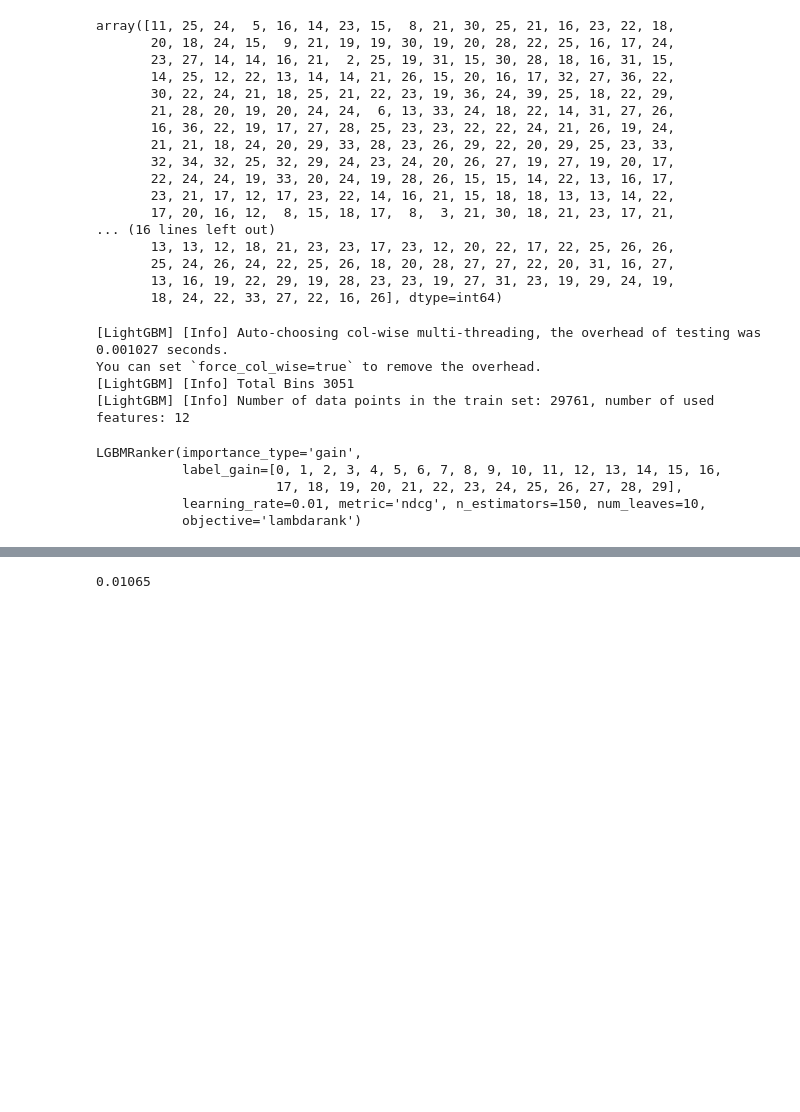
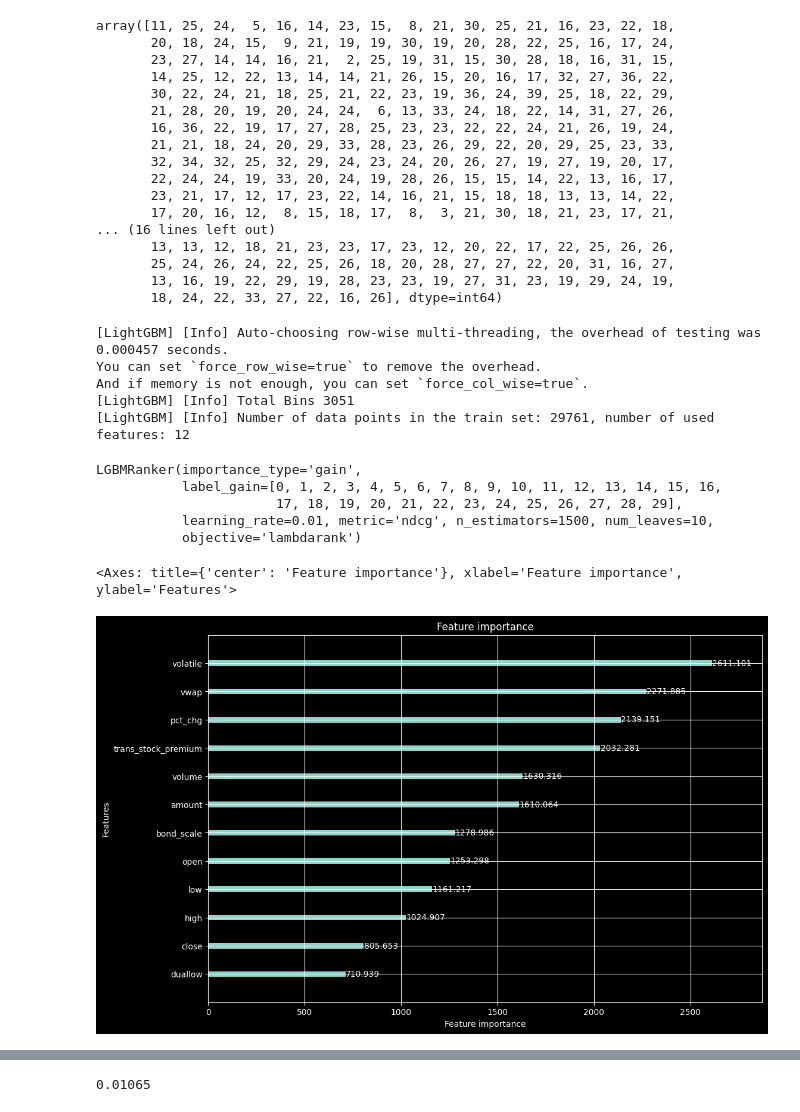
Before and after one commit to FangyangJz/gulf, a Jupyter notebook: examples/e05_lightgbm_ranker.ipynb, the cells around one changed output, grey strips where cells are left out. Drawn from its saved outputs; the diff is of its cells as text; code cells hidden in the pictures; blank space fills up the shorter version.

```diff
--- a/examples/e05_lightgbm_ranker.ipynb
+++ b/examples/e05_lightgbm_ranker.ipynb
@@ -201,13 +191,14 @@ test_y = test_df['Target']
 ranker = LGBMRanker(
   objective="lambdarank",
   boosting_type = "gbdt",
-  n_estimators = 150,
+  n_estimators = 1500,
   importance_type = "gain",
   metric= "ndcg",
   num_leaves = 10,
   learning_rate = 0.01,
   max_depth = -1,
-  label_gain =[i for i in range(max(train_y.max(), test_y.max()) + 1)]
+  label_gain =[i for i in range(max(train_y.max(), test_y.max()) + 1)],
+  # verbose=300,
 )
 
 # Training the model
@@ -215,20 +206,33 @@ ranker.fit(
       X=train_x,
       y=train_y,
       group=train_qids,
-      eval_set=[(train_x, train_y),(test_x, test_y)],
-      eval_group=[train_qids, test_qids],
-      # eval_at=[1, 4]
+      eval_set=[
+        # (train_x, train_y),
+        (test_x, test_y)
+        ],
+      eval_group=[
+        # train_qids,
+        test_qids
+        ],
+      eval_metric='ndcg',
+      eval_at=[4, 8] #Make evaluation for target=4,8 ranking
     )
 # %% [output]
-[LightGBM] [Info] Auto-choosing col-wise multi-threading, the overhead of testing was 0.001027 seconds.
-You can set `force_col_wise=true` to remove the overhead.
+[LightGBM] [Info] Auto-choosing row-wise multi-threading, the overhead of testing was 0.000457 seconds.
+You can set `force_row_wise=true` to remove the overhead.
+And if memory is not enough, you can set `force_col_wise=true`.
 [LightGBM] [Info] Total Bins 3051
 [LightGBM] [Info] Number of data points in the train set: 29761, number of used features: 12
 LGBMRanker(importance_type='gain',
            label_gain=[0, 1, 2, 3, 4, 5, 6, 7, 8, 9, 10, 11, 12, 13, 14, 15, 16,
                        17, 18, 19, 20, 21, 22, 23, 24, 25, 26, 27, 28, 29],
-           learning_rate=0.01, metric='ndcg', n_estimators=150, num_leaves=10,
+           learning_rate=0.01, metric='ndcg', n_estimators=1500, num_leaves=10,
            objective='lambdarank')
+# %%
+plot_importance(ranker, figsize = (12,8))
+# %% [output]
+<Axes: title={'center': 'Feature importance'}, xlabel='Feature importance', ylabel='Features'>
+[figure, added]
 # %%
 test_pred = ranker.predict(test_x)
 
```
Also changed, not shown: parts of 1 cell of this notebook.
